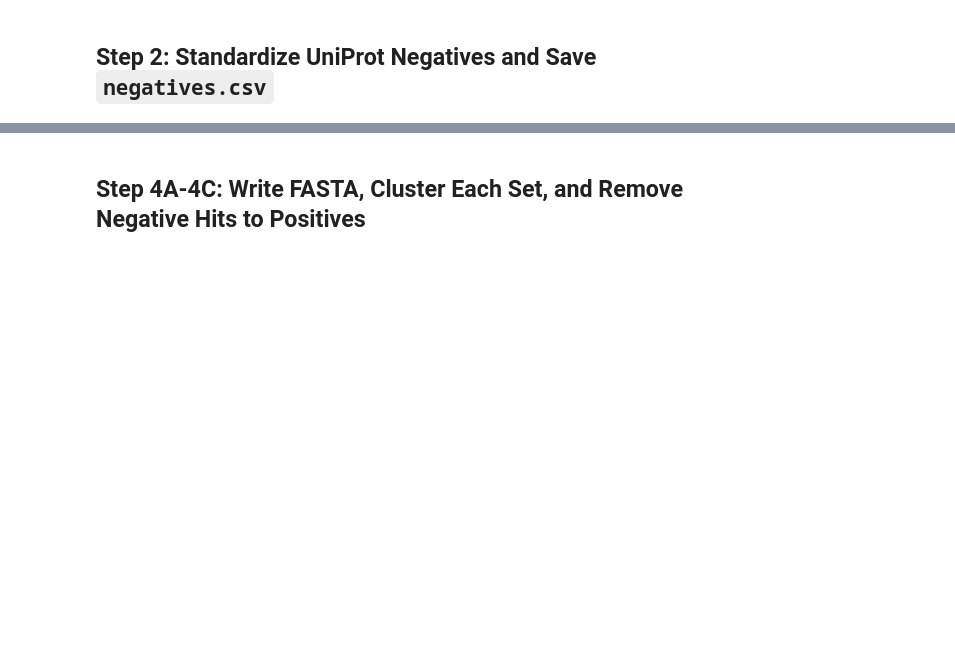
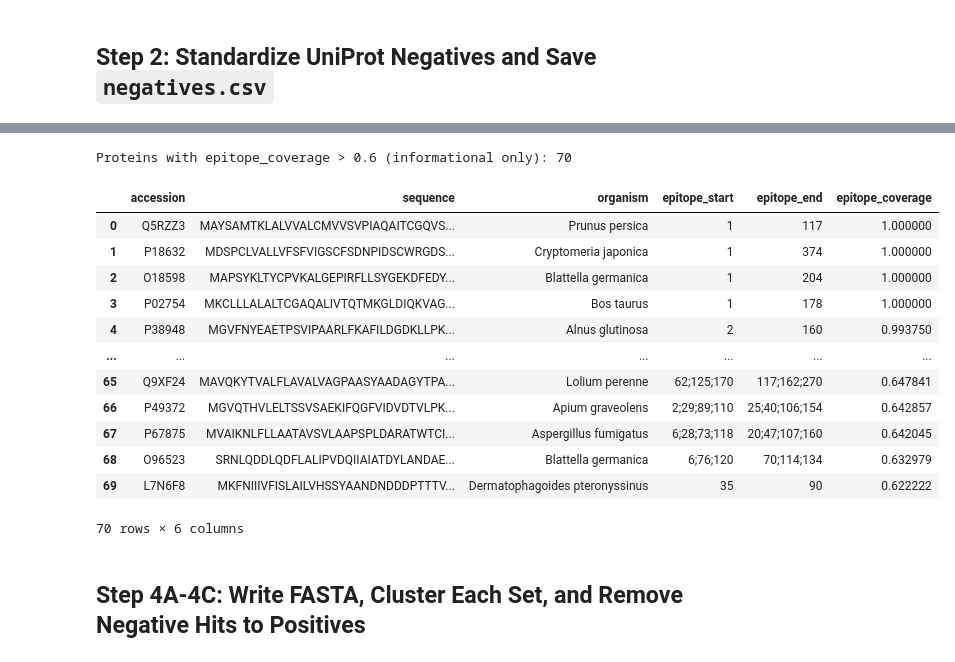
Before and after one commit to Jeffateth/XAllergen2.0, a Jupyter notebook: 01_curate_allergenicity_data.ipynb, the cells around one changed output, grey strips where cells are left out. Saved outputs shown, nothing was run; the diff lists cells and outputs as text; code cells hidden in the pictures; blank space fills up the shorter version.

```diff
--- a/01_curate_allergenicity_data.ipynb
+++ b/01_curate_allergenicity_data.ipynb
@@ -829,16 +1002,27 @@ negatives.head()
 # %%
-coverage_over_0_6 = (
-    organism_filtered.loc[organism_filtered["epitope_coverage"] > 0.6]
+high_coverage_proteins = (
+    positives.loc[positives["epitope_coverage"] > 0.6]
     .sort_values("epitope_coverage", ascending=False)
     .reset_index(drop=True)
 )
 
-coverage_over_0_6_csv = OUTPUT_DIR / "proteins_epitope_coverage_gt_0_6.csv"
-coverage_over_0_6.to_csv(coverage_over_0_6_csv, index=False)
-
-print(f"Proteins with epitope_coverage > 0.6: {len(coverage_over_0_6)}")
-print(f"Saved: {coverage_over_0_6_csv}")
-coverage_over_0_6
+print(f"Proteins with epitope_coverage > 0.6 (informational only): {len(high_coverage_proteins)}")
+high_coverage_proteins
+# %% [output]
+Proteins with epitope_coverage > 0.6 (informational only): 70
+|  | accession | sequence | organism | epitope_start | epitope_end | epitope_coverage |
+| 0 | Q5RZZ3 | MAYSAMTKLALVVALCMVVSVPIAQAITCGQVS... | Prunus persica | 1 | 117 | 1.000000 |
+| 1 | P18632 | MDSPCLVALLVFSFVIGSCFSDNPIDSCWRGDS... | Cryptomeria japonica | 1 | 374 | 1.000000 |
+| 2 | O18598 | MAPSYKLTYCPVKALGEPIRFLLSYGEKDFEDY... | Blattella germanica | 1 | 204 | 1.000000 |
+| 3 | P02754 | MKCLLLALALTCGAQALIVTQTMKGLDIQKVAG... | Bos taurus | 1 | 178 | 1.000000 |
+| 4 | P38948 | MGVFNYEAETPSVIPAARLFKAFILDGDKLLPK... | Alnus glutinosa | 2 | 160 | 0.993750 |
+| ... | ... | ... | ... | ... | ... | ... |
+| 65 | Q9XF24 | MAVQKYTVALFLAVALVAGPAASYAADAGYTPA... | Lolium perenne | 62;125;170 | 117;162;270 | 0.647841 |
+| 66 | P49372 | MGVQTHVLELTSSVSAEKIFQGFVIDVDTVLPK... | Apium graveolens | 2;29;89;110 | 25;40;106;154 | 0.642857 |
+| 67 | P67875 | MVAIKNLFLLAATAVSVLAAPSPLDARATWTCI... | Aspergillus fumigatus | 6;28;73;118 | 20;47;107;160 | 0.642045 |
+| 68 | O96523 | SRNLQDDLQDFLALIPVDQIIAIATDYLANDAE... | Blattella germanica | 6;76;120 | 70;114;134 | 0.632979 |
+| 69 | L7N6F8 | MKFNIIIVFISLAILVHSSYAANDNDDDPTTTV... | Dermatophagoides pteronyssinus | 35 | 90 | 0.622222 |
+70 rows × 6 columns
 # %% [markdown]
 ## Step 4A-4C: Write FASTA, Cluster Each Set, and Remove Negative Hits to Positives
 # %%
```
Also changed, not shown: parts of 15 cells of this notebook, 18 other files.
